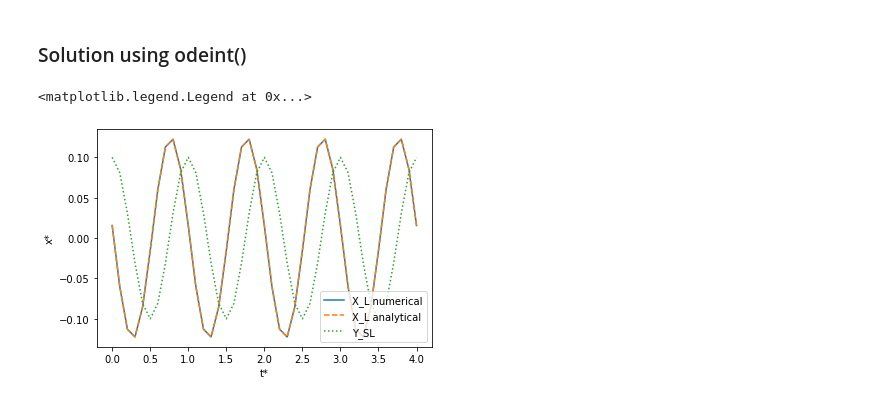
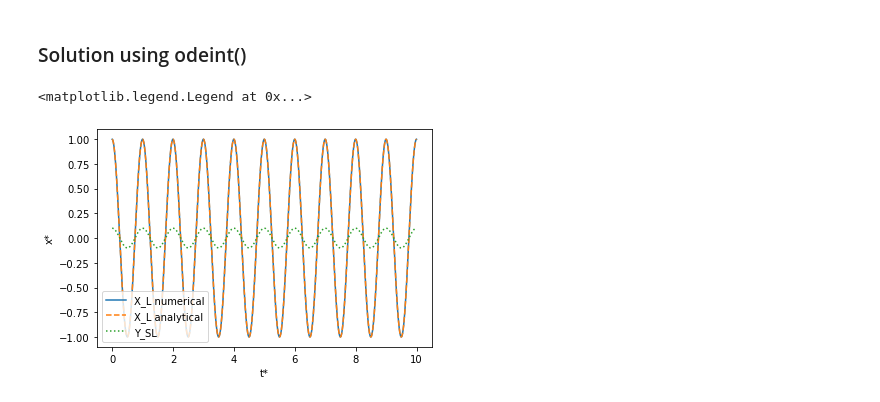
Before and after one commit to speleophysics/Math-modeling-2020, a Jupyter notebook: pitman/pitman-model.ipynb, the cells around one changed output. Drawn from its saved outputs; the diff is of its cells as text; code cells hidden in the pictures.

```diff
--- a/pitman/pitman-model.ipynb
+++ b/pitman/pitman-model.ipynb
@@ -97,36 +97,36 @@ Matt
 from scipy.integrate import odeint
 #Define Parameters
 R_SS = 2.5 * 10**-5 #m/yr
-P = 10**8 #yr
+P = 10**5 #yr
 slope = 1./5000.
 D = 2.5 * 10**5 # m
 omega = 2.*pi/P
 psi = R_SS/(slope*D*omega)
 
 #Set up solution arrays, timestep, and initial condition
-nsteps = 40
-dt = 0.1
+nsteps = 1000
+dt = 0.01
 t = arange(nsteps+1)*dt
 x = zeros(nsteps+1)
 x_ana = -1./sqrt(psi**2+1) * sin(2*pi*t - arctan(1/psi))
 x[0] = x_ana[0] #0.
 
 def dx_dt(x, t, Psi):
     return -2*pi*sin(2*pi*t) - 2*pi*Psi*x
 
 x_sol = odeint(dx_dt, x[0], t, args=(psi,) )
 
 #Plot solution and sea level oscillations
 A_SL = 0.1
 Y_sl = A_SL*cos(2*pi*t)
 plot(t, x_sol)
 plot(t, x_ana, '--')
 plot(t, Y_sl, ':')
 #xlim([0.5,1.])
 #ylim([0.1, 0.14])
 xlabel('t*')
 ylabel('x*')
 legend(['X_L numerical', 'X_L analytical', 'Y_SL'])
 # %% [output]
 <matplotlib.legend.Legend at 0x...>
-[figure, old version]
+[figure, new version]
```
Also changed, not shown: 2 other files.
